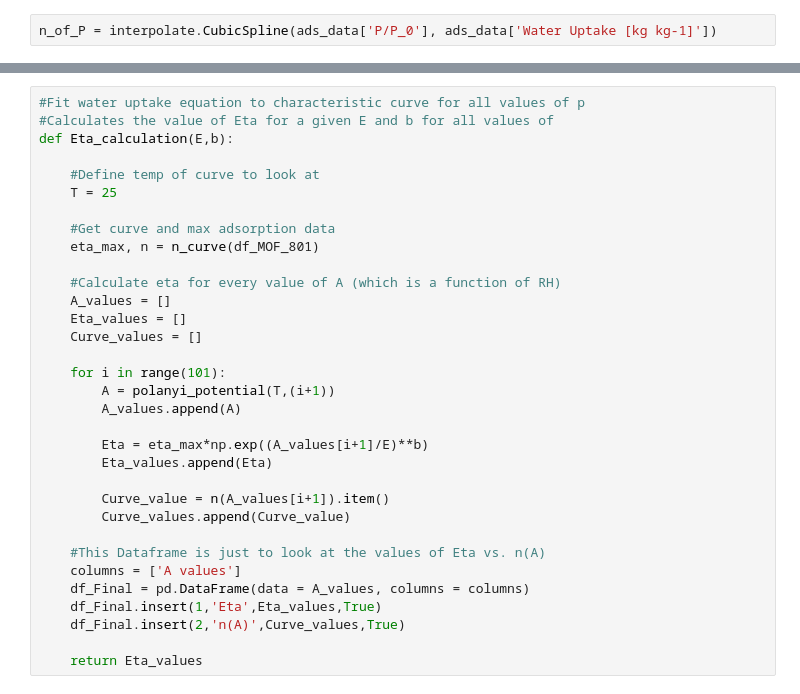
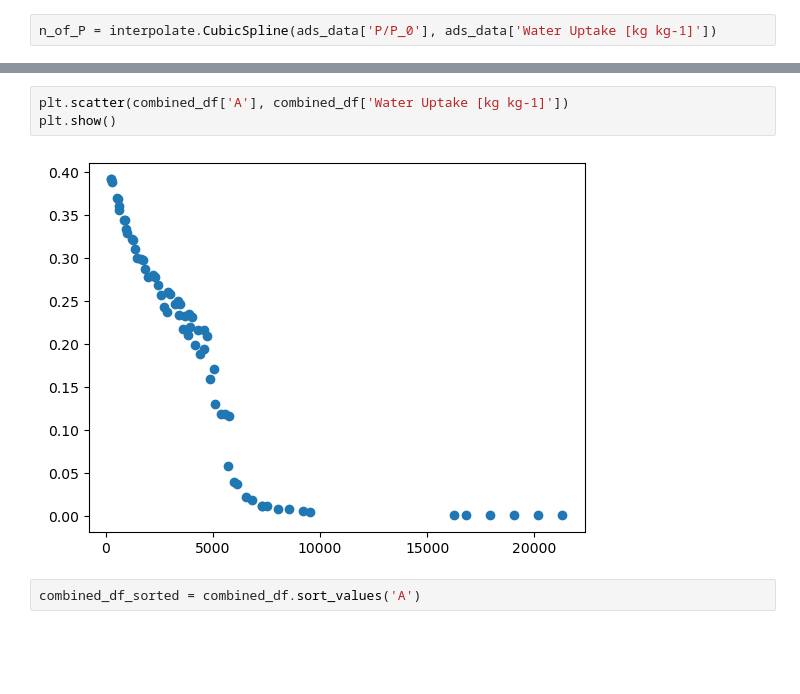
Before and after one commit to SimonEnsemble/water_harvesting, a Jupyter notebook: Polanyi_Calculation.ipynb, the cells around one changed output, grey strips where cells are left out. Cells and saved outputs as stored; diff of their text form; blank space fills up the shorter version.

```diff
--- a/Polanyi_Calculation.ipynb
+++ b/Polanyi_Calculation.ipynb
@@ -126,33 +113,7 @@ NameError: name 'df_MOF' is not defined
+# %%
+plt.scatter(combined_df['A'], combined_df['Water Uptake [kg kg-1]'])
+plt.show()
+# %% [output]
+[figure, added]
 # %%
-#Fit water uptake equation to characteristic curve for all values of p
-#Calculates the value of Eta for a given E and b for all values of
-def Eta_calculation(E,b):
-
-    #Define temp of curve to look at
-    T = 25
-
-    #Get curve and max adsorption data
-    eta_max, n = n_curve(df_MOF_801)
-
-    #Calculate eta for every value of A (which is a function of RH)
-    A_values = []
-    Eta_values = []
-    Curve_values = []
-
-    for i in range(101):
-        A = polanyi_potential(T,(i+1))
-        A_values.append(A)
-
-        Eta = eta_max*np.exp((A_values[i+1]/E)**b)
-        Eta_values.append(Eta)
-
-        Curve_value = n(A_values[i+1]).item()
-        Curve_values.append(Curve_value)
-
-    #This Dataframe is just to look at the values of Eta vs. n(A)
-    columns = ['A values']
-    df_Final = pd.DataFrame(data = A_values, columns = columns)
-    df_Final.insert(1,'Eta',Eta_values,True)
-    df_Final.insert(2,'n(A)',Curve_values,True)
-
-    return Eta_values
+combined_df_sorted = combined_df.sort_values('A')
```
Also changed, not shown: parts of 23 cells of this notebook, 2 other files.
